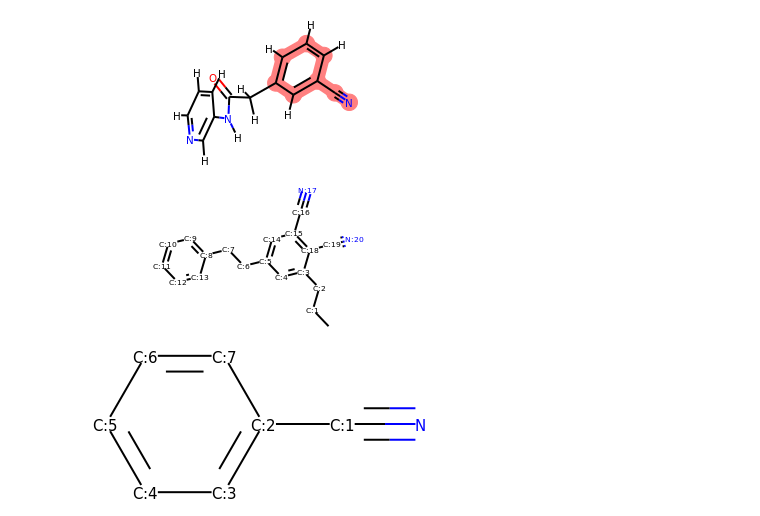
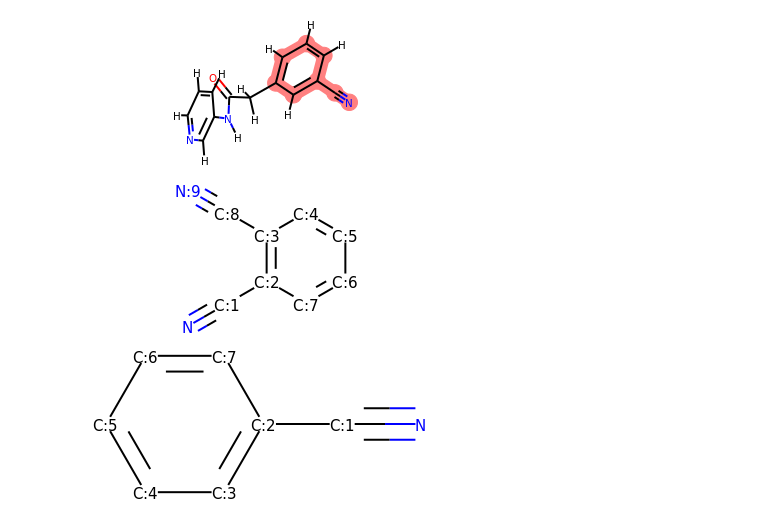
Before and after one commit to Waztom/xchem-notebooks, a Jupyter notebook: MultiConstrainEmbed.ipynb, the cells around one changed output. Drawn from its saved outputs; the diff is of its cells as text; code cells hidden in the pictures.

```diff
--- a/MultiConstrainEmbed.ipynb
+++ b/MultiConstrainEmbed.ipynb
@@ -136,10 +134,10 @@ def mol_with_atom_index(mol):
 # %%
 # Let's do some sanity checks
 # First let's see what the rdkit GetSubstructMatch vs GetSubstructMatches outputs?
-test_mol = Chem.MolFromSmiles("CCCC1=CC(CCC2=CC=CC=C2)=CC(C#N)=C1C#N")
+test_mol = Chem.MolFromSmiles("N#CC1=C(C=CC=C1)C#N")
 mol_with_atom_index(test_mol)
 # %% [output]
-[figure, old version]
+[figure, new version]
 # %%
 # Let's compare the test mol to a test fragment
 test_frag = Chem.MolFromSmiles("N#CC1=CC=CC=C1")
```
Also changed, not shown: parts of 9 cells of this notebook.
